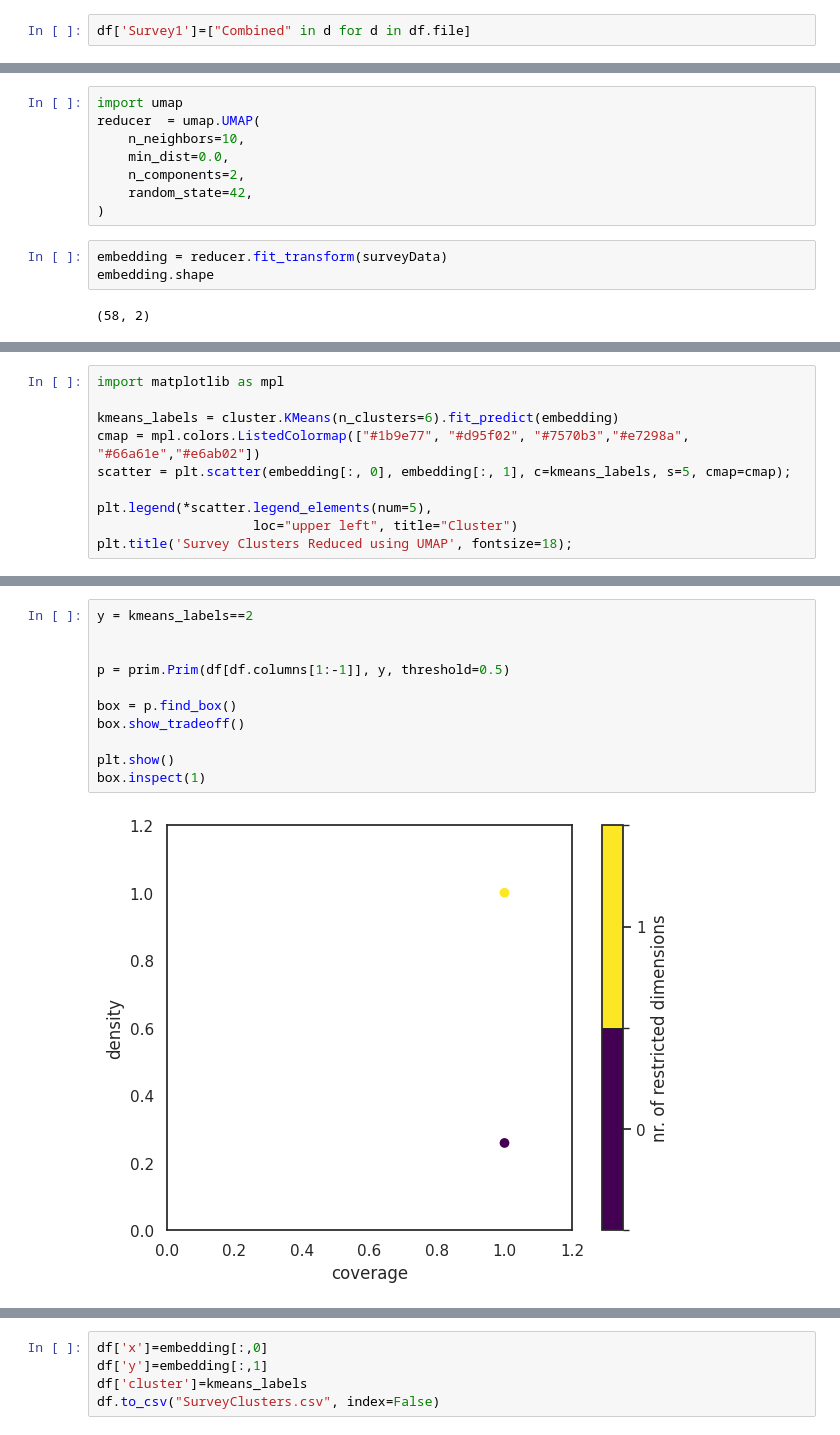
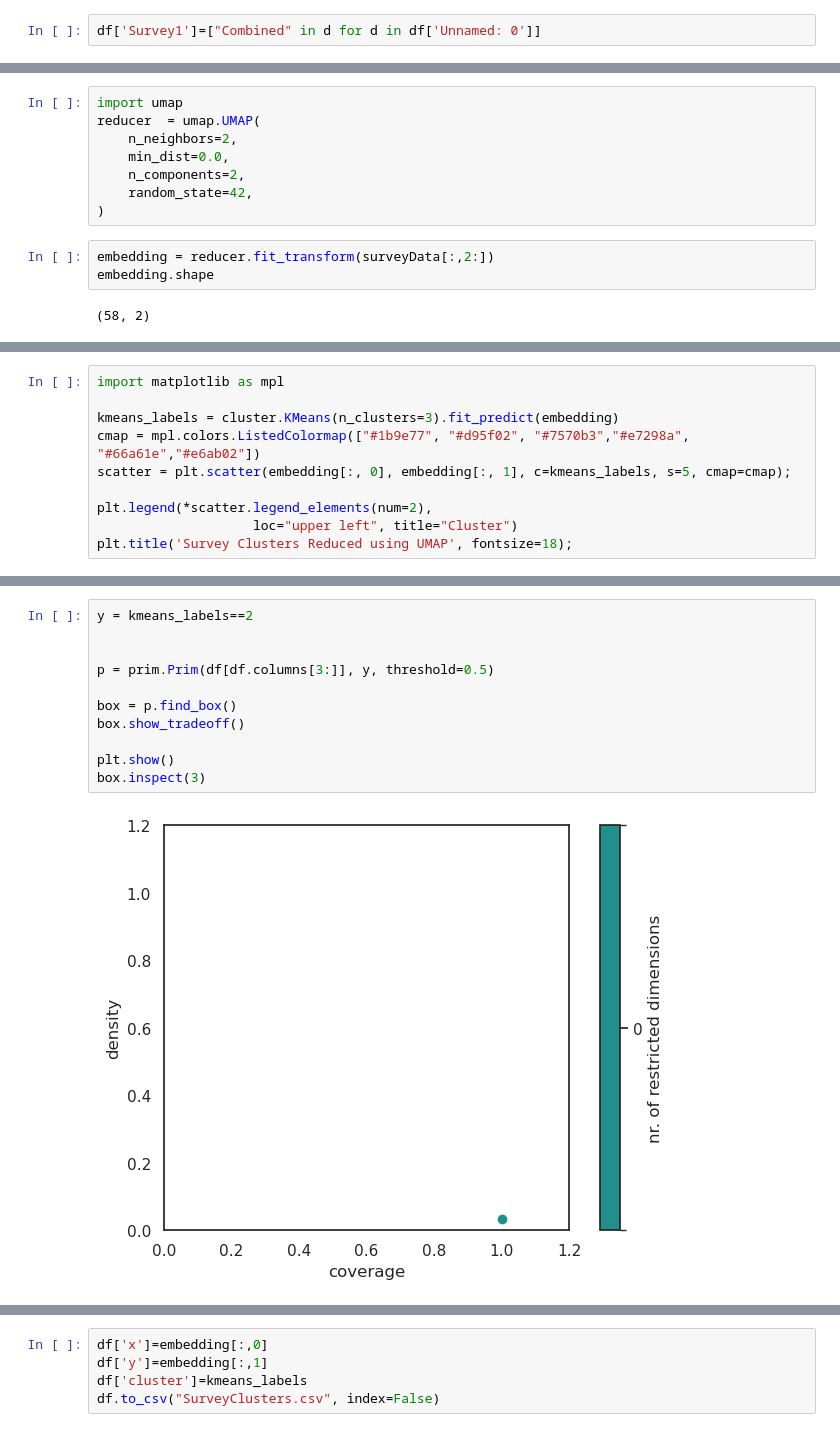
Before and after one commit to In-For-Disaster-Analytics/sites-and-stories-nlp, a Jupyter notebook: LLMsAnalysis/UMAP.ipynb, the cells around one changed output, grey strips where cells are left out. Saved outputs shown, nothing was run; the diff lists cells and outputs as text.

```diff
--- a/LLMsAnalysis/UMAP.ipynb
+++ b/LLMsAnalysis/UMAP.ipynb
@@ -34,5 +23,5 @@ print(len(df))
 df = df.fillna(0)
 surveyData = df[df.columns[1:-1]].values
 # %%
-df['Survey1']=["Combined" in d for d in df.file]
+df['Survey1']=["Combined" in d for d in df['Unnamed: 0']]
 # %%
@@ -69,13 +35,13 @@ array([[1., 1., 1., ..., 0., 0., 0.],
 # %%
 import umap
 reducer  = umap.UMAP(
-    n_neighbors=10,
+    n_neighbors=2,
     min_dist=0.0,
     n_components=2,
     random_state=42,
 )
 # %%
-embedding = reducer.fit_transform(surveyData)
+embedding = reducer.fit_transform(surveyData[:,2:])
 embedding.shape
 # %% [output]
 (58, 2)
@@ -102,11 +68,11 @@ array([[-2.684495  , -0.61572695],
 # %%
 import matplotlib as mpl
 
-kmeans_labels = cluster.KMeans(n_clusters=6).fit_predict(embedding)
+kmeans_labels = cluster.KMeans(n_clusters=3).fit_predict(embedding)
 cmap = mpl.colors.ListedColormap(["#1b9e77", "#d95f02", "#7570b3","#e7298a", "#66a61e","#e6ab02"])
 scatter = plt.scatter(embedding[:, 0], embedding[:, 1], c=kmeans_labels, s=5, cmap=cmap);
 
-plt.legend(*scatter.legend_elements(num=5),
+plt.legend(*scatter.legend_elements(num=2),
                     loc="upper left", title="Cluster")
 plt.title('Survey Clusters Reduced using UMAP', fontsize=18);
 # %% [output]
@@ -188,13 +158,13 @@ equipment installation   0.5  1.0  0.032985      NaN
 # %%
 y = kmeans_labels==2
 
 
-p = prim.Prim(df[df.columns[1:-1]], y, threshold=0.5)
+p = prim.Prim(df[df.columns[3:]], y, threshold=0.5)
 
 box = p.find_box()
 box.show_tradeoff()
 
 plt.show()
-box.inspect(1)
+box.inspect(3)
 # %% [output]
-[figure, old version]
+[figure, new version]
```
Also changed, not shown: parts of 15 cells of this notebook, 30 other files.
